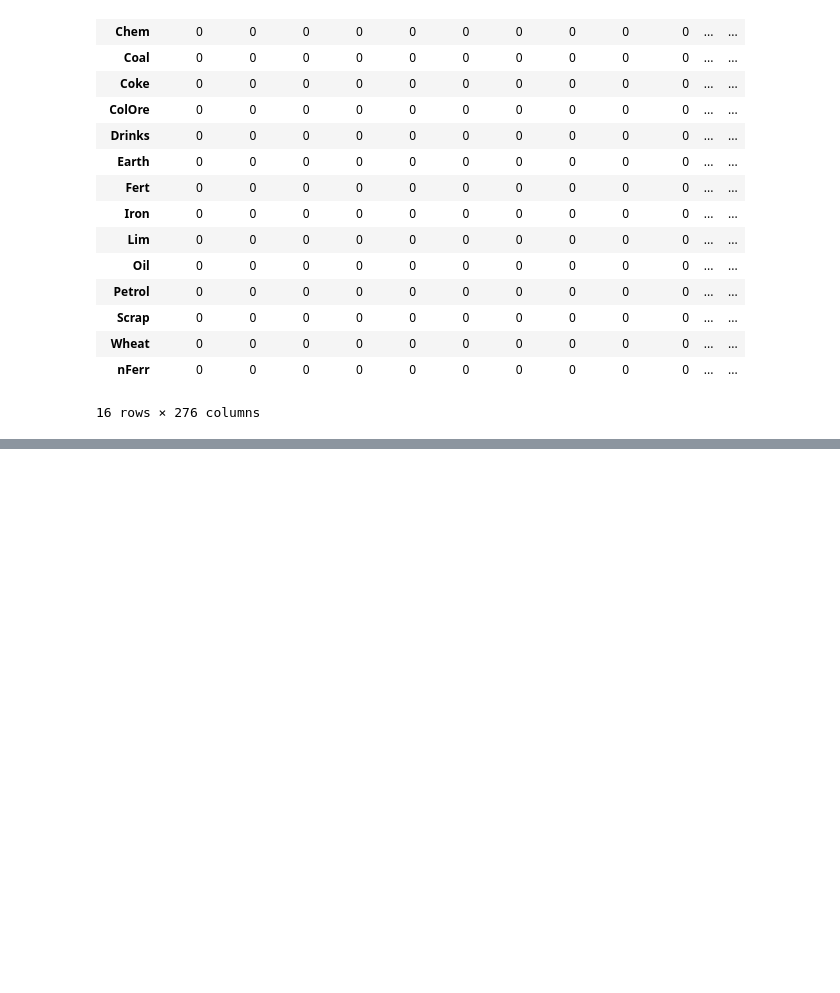
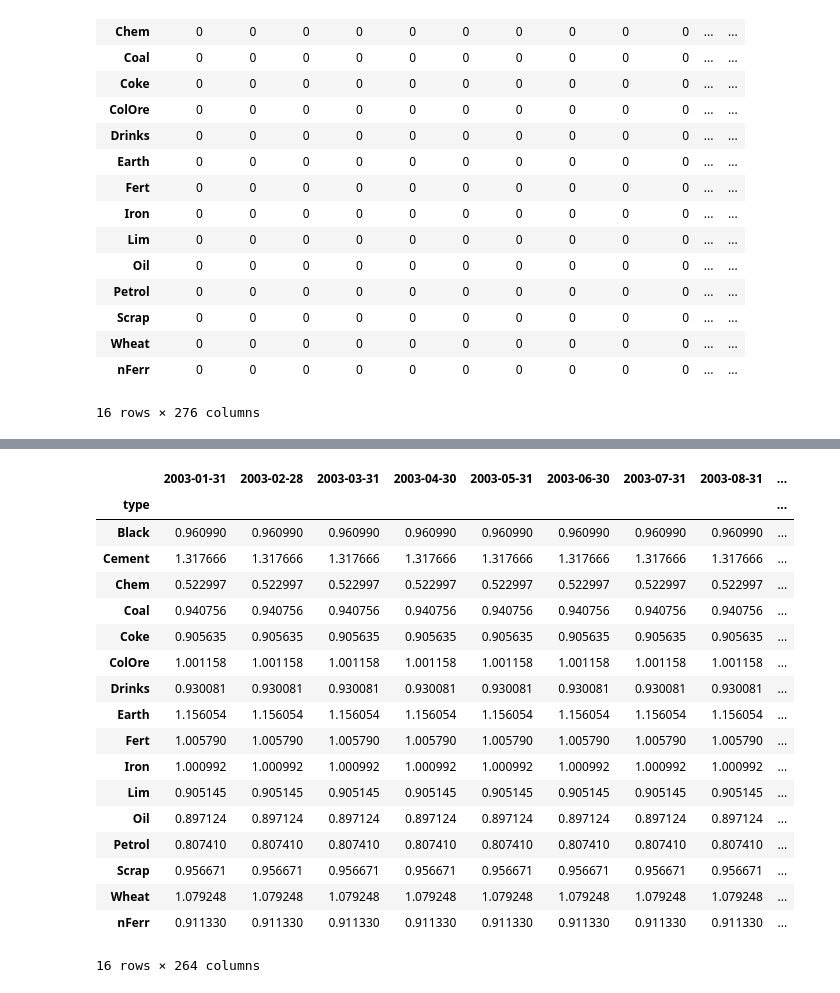
Before and after one commit to zhus-dika/railways_caclulations, a Jupyter notebook: railways_calculations_volume_data_p1_3.ipynb, the cells around one changed output, grey strips where cells are left out. Cells and saved outputs as stored; diff of their text form; code cells hidden in the pictures; blank space fills up the shorter version.

```diff
--- a/railways_calculations_volume_data_p1_3.ipynb
+++ b/railways_calculations_volume_data_p1_3.ipynb
@@ -885,0 +908,22 @@ df_2002_2024_full
+# %%
+df_2003_2024_with_index
+# %% [output]
+|  | 2003-01-31 | 2003-02-28 | 2003-03-31 | 2003-04-30 | 2003-05-31 | 2003-06-30 | 2003-07-31 | 2003-08-31 | ... |
+| type |  |  |  |  |  |  |  |  | ... |
+| Black | 0.960990 | 0.960990 | 0.960990 | 0.960990 | 0.960990 | 0.960990 | 0.960990 | 0.960990 | ... |
+| Cement | 1.317666 | 1.317666 | 1.317666 | 1.317666 | 1.317666 | 1.317666 | 1.317666 | 1.317666 | ... |
+| Chem | 0.522997 | 0.522997 | 0.522997 | 0.522997 | 0.522997 | 0.522997 | 0.522997 | 0.522997 | ... |
+| Coal | 0.940756 | 0.940756 | 0.940756 | 0.940756 | 0.940756 | 0.940756 | 0.940756 | 0.940756 | ... |
+| Coke | 0.905635 | 0.905635 | 0.905635 | 0.905635 | 0.905635 | 0.905635 | 0.905635 | 0.905635 | ... |
+| ColOre | 1.001158 | 1.001158 | 1.001158 | 1.001158 | 1.001158 | 1.001158 | 1.001158 | 1.001158 | ... |
+| Drinks | 0.930081 | 0.930081 | 0.930081 | 0.930081 | 0.930081 | 0.930081 | 0.930081 | 0.930081 | ... |
+| Earth | 1.156054 | 1.156054 | 1.156054 | 1.156054 | 1.156054 | 1.156054 | 1.156054 | 1.156054 | ... |
+| Fert | 1.005790 | 1.005790 | 1.005790 | 1.005790 | 1.005790 | 1.005790 | 1.005790 | 1.005790 | ... |
+| Iron | 1.000992 | 1.000992 | 1.000992 | 1.000992 | 1.000992 | 1.000992 | 1.000992 | 1.000992 | ... |
+| Lim | 0.905145 | 0.905145 | 0.905145 | 0.905145 | 0.905145 | 0.905145 | 0.905145 | 0.905145 | ... |
+| Oil | 0.897124 | 0.897124 | 0.897124 | 0.897124 | 0.897124 | 0.897124 | 0.897124 | 0.897124 | ... |
+| Petrol | 0.807410 | 0.807410 | 0.807410 | 0.807410 | 0.807410 | 0.807410 | 0.807410 | 0.807410 | ... |
+| Scrap | 0.956671 | 0.956671 | 0.956671 | 0.956671 | 0.956671 | 0.956671 | 0.956671 | 0.956671 | ... |
+| Wheat | 1.079248 | 1.079248 | 1.079248 | 1.079248 | 1.079248 | 1.079248 | 1.079248 | 1.079248 | ... |
+| nFerr | 0.911330 | 0.911330 | 0.911330 | 0.911330 | 0.911330 | 0.911330 | 0.911330 | 0.911330 | ... |
+16 rows × 264 columns
```
Also changed, not shown: parts of 11 cells of this notebook.
